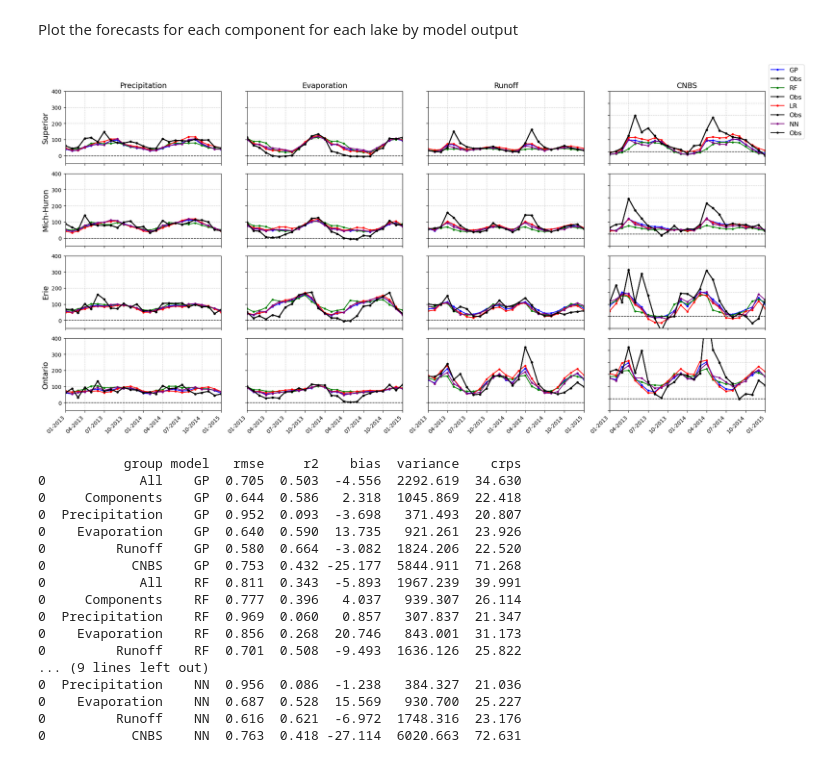
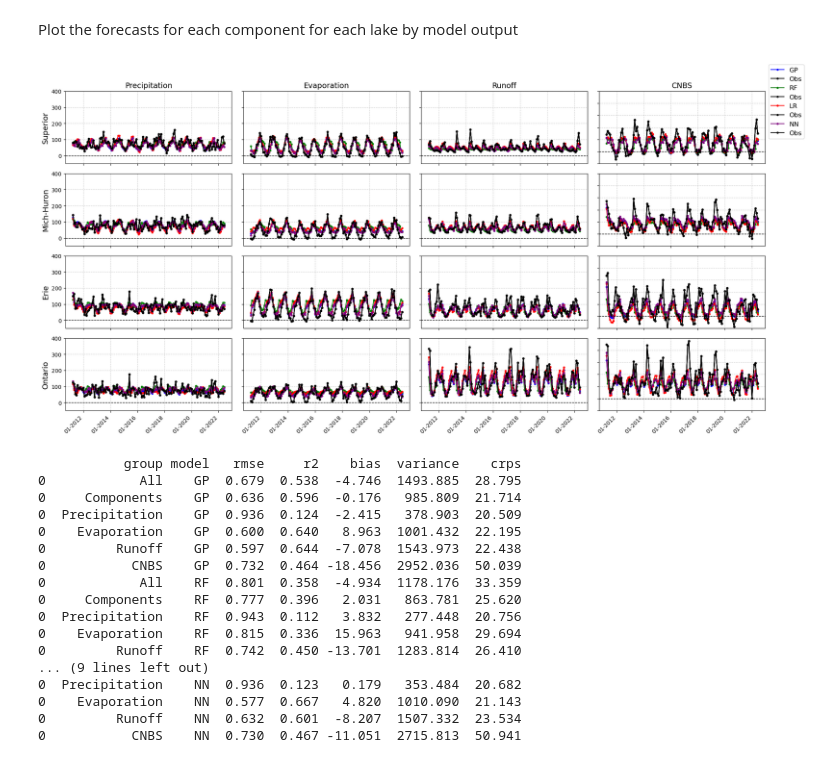
Before and after one commit to great-lakes-ai-lab/cnbs-predictor, a Jupyter notebook: notebooks/verification/cnbs_predictor_verification.ipynb, the cells around one changed output. Saved outputs shown, nothing was run; the diff lists cells and outputs as text; code cells hidden in the pictures.

```diff
--- a/notebooks/verification/cnbs_predictor_verification.ipynb
+++ b/notebooks/verification/cnbs_predictor_verification.ipynb
@@ -98,13 +99,13 @@ data.set_index(['cfs_run', 'month', 'year'], drop=True, inplace=True)
 data['variable'] = data['lake'] + '_' + data['surface_type'] + '_' + data['component']
 # %%
 # The variable names based on the above step in the order that they need to be in based on the order of variables during the training step
-variables = ['superior_lake_precipitation', 'erie_lake_precipitation', 'ontario_lake_precipitation', 'michigan-huron_lake_precipitation',
-             'superior_land_precipitation', 'erie_land_precipitation', 'ontario_land_precipitation', 'michigan-huron_land_precipitation',
-             'superior_lake_evaporation', 'erie_lake_evaporation', 'ontario_lake_evaporation', 'michigan-huron_lake_evaporation',
-             'superior_land_evaporation', 'erie_land_evaporation', 'ontario_land_evaporation', 'michigan-huron_land_evaporation',
-             'superior_lake_air_temperature', 'erie_lake_air_temperature', 'ontario_lake_air_temperature', 'michigan-huron_lake_air_temperature',
-             'superior_land_air_temperature', 'erie_land_air_temperature', 'ontario_land_air_temperature', 'michigan-huron_land_air_temperature'
-             ] + [f'month_{i}' for i in range(1, 13)]
+variables = ['superior_lake_precipitation', 'michigan-huron_lake_precipitation',  'erie_lake_precipitation', 'ontario_lake_precipitation',
+             'superior_land_precipitation', 'michigan-huron_land_precipitation', 'erie_land_precipitation', 'ontario_land_precipitation',
+             'superior_lake_evaporation', 'michigan-huron_lake_evaporation', 'erie_lake_evaporation', 'ontario_lake_evaporation',
+             'superior_land_evaporation', 'michigan-huron_land_evaporation', 'erie_land_evaporation', 'ontario_land_evaporation',
+             'superior_lake_air_temperature', 'michigan-huron_lake_air_temperature', 'erie_lake_air_temperature', 'ontario_lake_air_temperature',
+             'superior_land_air_temperature', 'michigan-huron_land_air_temperature', 'erie_land_air_temperature', 'ontario_land_air_temperature'
+             ]  + [f'month_{i}' for i in range(1, 13)]
 
 data = data.reset_index()
 
@@ -232,19 +233,19 @@ l2_obs = pd.DataFrame({
     'superior_evaporation_obs': sup_evap['Median'],
     'superior_precipitation_obs': sup_precip['Median'],
     'superior_runoff_obs': sup_runoff['Median'],
-    #'superior_cnbs_obs': sup_precip['Median']+sup_runoff['Median']-sup_evap['Median'],
+    'superior_cnbs_obs': sup_precip['Median']+sup_runoff['Median']-sup_evap['Median'],
+    'michigan-huron_evaporation_obs': mih_evap['Median'],
+    'michigan-huron_precipitation_obs': mih_precip['Median'],
+    'michigan-huron_runoff_obs': mih_runoff['Median'],
+    'michigan-huron_cnbs_obs': mih_precip['Median']+mih_runoff['Median']-mih_evap['Median'],
     'erie_evaporation_obs': eri_evap['Median'],
     'erie_precipitation_obs': eri_precip['Median'],
     'erie_runoff_obs': eri_runoff['Median'],
-    #'erie_cnbs_obs': eri_precip['Median']+eri_runoff['Median']-eri_evap['Median'],
+    'erie_cnbs_obs': eri_precip['Median']+eri_runoff['Median']-eri_evap['Median'],
     'ontario_evaporation_obs': ont_evap['Median'],
     'ontario_precipitation_obs': ont_precip['Median'],
     'ontario_runoff_obs': ont_runoff['Median'],
-    #'ontario_cnbs_obs': ont_precip['Median']+ont_runoff['Median']-ont_evap['Median'],
-    'michigan-huron_evaporation_obs': mih_evap['Median'],
-    'michigan-huron_precipitation_obs': mih_precip['Median'],
-    'michigan-huron_runoff_obs': mih_runoff['Median'],
-    #'michigan-huron_cnbs_obs': mih_precip['Median']+mih_runoff['Median']-mih_evap['Median'],
+    'ontario_cnbs_obs': ont_precip['Median']+ont_runoff['Median']-ont_evap['Median']
 })
 # %%
 median_df = df.groupby(['year', 'month', 'model']).mean(numeric_only=True).reset_index()
@@ -305,8 +306,8 @@ df_obs_mm = df_obs_merged.drop(columns='seconds_in_month')
 df_obs_mm['year_month'] = pd.to_datetime(df_obs_mm['year_month']).dt.strftime('%Y-%m')
 # %%
 df_combined1 = pd.merge(median_df, l2_obs, on=('year_month'), how='left')
-df_combined = pd.merge(df_combined1, df_obs_mm, on=('year_month'), how='left')
-df_combined = df_combined.dropna()
+#df_combined = pd.merge(df_combined1, df_obs_mm, on=('year_month'), how='left')
+df_combined = df_combined1.dropna()
 # %% [markdown]
 Plot the forecasts for each component for each lake by model output
 # %%
@@ -356,37 +357,37 @@ for row, lake in enumerate(lakes):
             ax.set_title(titles[col], fontsize=14)
         if row == 3:
             ax.xaxis.set_major_formatter(mdates.DateFormatter('%m-%Y'))
             ax.tick_params(axis='x', rotation=45)
             for label in ax.get_xticklabels():
                 label.set_horizontalalignment('right')
         else:
             ax.set_xticklabels([])
 
         if col == 0:
             ax.set_ylabel(ylabels[row], fontsize=14)
         else:
             ax.set_yticklabels([])
         if col == 3:
             ax.set_ylim(-100, 500)
         else:
             ax.set_ylim(-50, 400)
 
 # Add legend once
 axs[0, 3].legend(loc='lower left', bbox_to_anchor=(1, 0.3), fontsize=12)
 
 start_date = pd.to_datetime('2013-01-01')
 end_date = pd.to_datetime('2015-01-01')
 
-for ax_row in axs:
-    for ax in ax_row:
-        ax.set_xlim(start_date, end_date)
+#for ax_row in axs:
+#    for ax in ax_row:
+#        ax.set_xlim(start_date, end_date)
 
 # Save and show plot
 plt.tight_layout()
 plt.savefig('CNBS_forecasts.png', dpi=300)
 plt.show()
 # %% [output]
-[figure, old version]
+[figure, new version]
 # %%
 import numpy as np
 import pandas as pd
@@ -428,7 +429,7 @@ def calculate_total_skill(df, variables, model, label):
 # %%
 all = ['precipitation', 'evaporation', 'runoff', 'cnbs']
 components = ['precipitation', 'evaporation', 'runoff']
-lakes = ['erie', 'superior', 'ontario', 'michigan-huron']
+lakes = ['superior', 'michigan-huron', 'erie', 'ontario']
 
 # Variable groups
 wb_vars = [f'{lake}_{comp}' for lake in lakes for comp in all]
@@ -476,19 +477,19 @@ all_skill = pd.concat([gp_wb_skill, gp_c_skill, gp_p_skill, gp_e_skill, gp_r_ski
 print(all_skill)
 # %% [output]
            group model   rmse     r2    bias  variance    crps
-0            All    GP  0.705  0.503  -4.556  2292.619  34.630
-0     Components    GP  0.644  0.586   2.318  1045.869  22.418
-0  Precipitation    GP  0.952  0.093  -3.698   371.493  20.807
-0    Evaporation    GP  0.640  0.590  13.735   921.261  23.926
-0         Runoff    GP  0.580  0.664  -3.082  1824.206  22.520
-0           CNBS    GP  0.753  0.432 -25.177  5844.911  71.268
-0            All    RF  0.811  0.343  -5.893  1967.239  39.991
-0     Components    RF  0.777  0.396   4.037   939.307  26.114
-0  Precipitation    RF  0.969  0.060   0.857   307.837  21.347
-0    Evaporation    RF  0.856  0.268  20.746   843.001  31.173
-0         Runoff    RF  0.701  0.508  -9.493  1636.126  25.822
+0            All    GP  0.679  0.538  -4.746  1493.885  28.795
+0     Components    GP  0.636  0.596  -0.176   985.809  21.714
+0  Precipitation    GP  0.936  0.124  -2.415   378.903  20.509
+0    Evaporation    GP  0.600  0.640   8.963  1001.432  22.195
+0         Runoff    GP  0.597  0.644  -7.078  1543.973  22.438
+0           CNBS    GP  0.732  0.464 -18.456  2952.036  50.039
+0            All    RF  0.801  0.358  -4.934  1178.176  33.359
+0     Components    RF  0.777  0.396   2.031   863.781  25.620
+0  Precipitation    RF  0.943  0.112   3.832   277.448  20.756
+0    Evaporation    RF  0.815  0.336  15.963   941.958  29.694
+0         Runoff    RF  0.742  0.450 -13.701  1283.814  26.410
 ... (9 lines left out)
-0  Precipitation    NN  0.956  0.086  -1.238   384.327  21.036
-0    Evaporation    NN  0.687  0.528  15.569   930.700  25.227
-0         Runoff    NN  0.616  0.621  -6.972  1748.316  23.176
-0           CNBS    NN  0.763  0.418 -27.114  6020.663  72.631
+0  Precipitation    NN  0.936  0.123   0.179   353.484  20.682
+0    Evaporation    NN  0.577  0.667   4.820  1010.090  21.143
+0         Runoff    NN  0.632  0.601  -8.207  1507.332  23.534
+0           CNBS    NN  0.730  0.467 -11.051  2715.813  50.941
```
Also changed, not shown: parts of 2 cells of this notebook, 16 other files.
